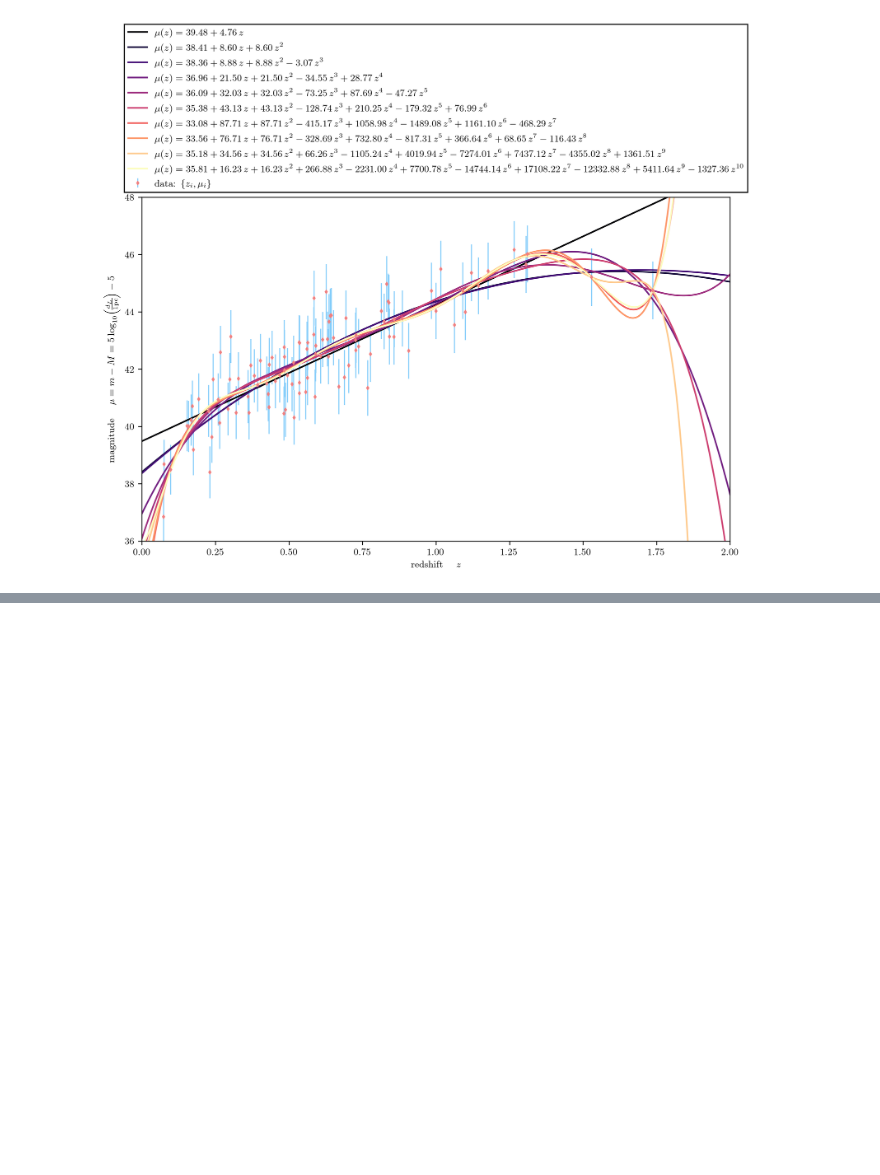
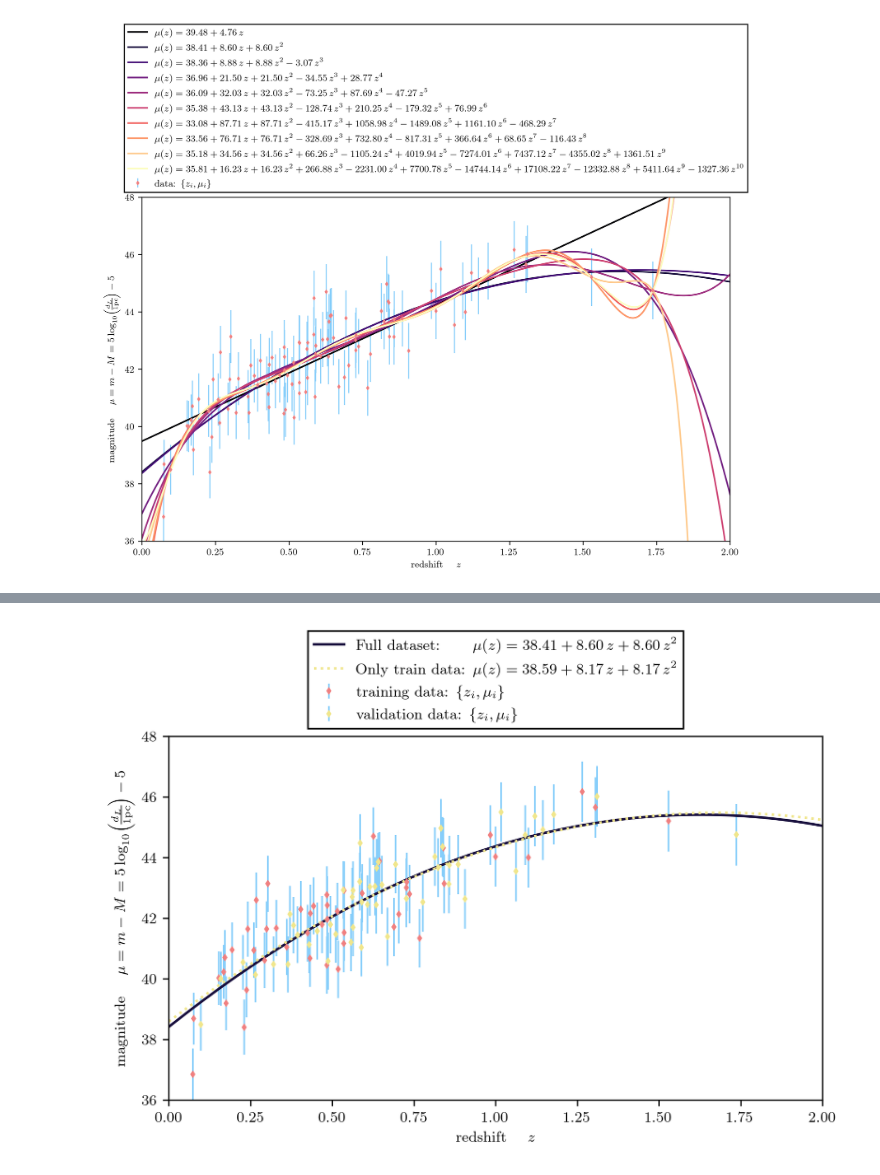
Before and after one commit to Andrea-Pierini/astrostatistics_bicocca_2022-1, a Jupyter notebook: working/L17.ipynb, the cells around one changed output, grey strips where cells are left out. Cells and saved outputs as stored; diff of their text form; code cells hidden in the pictures; blank space fills up the shorter version.

```diff
--- a/working/L17.ipynb
+++ b/working/L17.ipynb
@@ -140,0 +264,49 @@ I guesstimate that the quadratic or cubic model have provided the best results,
+# %%
+#-------------------------------------------------------------------------
+# plot the fitting curve for training and full dataset after the first
+# cross validation for determining the best fit polynomial degree
+#-------------------------------------------------------------------------
+
+fig , ax = plt.subplots(figsize=(6,3))
+
+# ax.errorbar(z_sample, mu_sample, dmu, color='lightcoral', marker='d', markersize=2, ecolor='lightskyblue', ls='', lw=1, label='data: $\{z_i, \mu_i\}$')
+
+ax.errorbar(z_train, mu_train, dmu_train, color='lightcoral', marker='d', markersize=2, ecolor='lightskyblue', ls='', lw=1, label='training data: $\{z_i, \mu_i\}$')
+ax.errorbar(z_test, mu_test, dmu_test, color='khaki', marker='d', markersize=2, ecolor='lightskyblue', ls='', lw=1, label='validation data: $\{z_i, \mu_i\}$')
+
+
+ax.set_xlabel(r"redshift $\quad z$")
+ax.set_ylabel(r"magnitude $\quad \mu = m - M = 5 \log_{10}\!\left(\!\frac{d_L}{\rm 1 pc}\!\right) - 5$")
+ax.set_xlim(0,2)
+ax.set_ylim(36,48)
+
+best_label = 'Full dataset: $\quad\;\;\;\!\mu(z) = {:.2f}'.format(best_theta[0])
+best_label += '+ {:.2f} \, z '.format(best_theta[1])
+for i in range(1,best_deg):
+    n = '{:d}'.format(i+1)
+    if best_theta[i]>0:
+        best_label += '+{:.2f}'.format(best_theta[i]) + '\, z^{' + n + '}'
+    else:
+        best_label += '{:.2f}'.format(best_theta[i]) + '\, z^{' + n + '}'
+best_label += '$'
+ax.plot(z_grid, mu_grid_CV, color=color1ist[best_deg-1], label=best_label)   #, color='khaki', alpha=1-i/(12)
+
+best_label = 'Only train data: $\mu(z) = {:.2f}'.format(best_theta_tr[0])
+best_label += '+ {:.2f} \, z '.format(best_theta_tr[1])
+for i in range(1,best_deg):
+    n = '{:d}'.format(i+1)
+    if best_theta_tr[i]>0:
+        best_label += '+{:.2f}'.format(best_theta_tr[i]) + '\, z^{' + n + '}'
+    else:
+        best_label += '{:.2f}'.format(best_theta_tr[i]) + '\, z^{' + n + '}'
+best_label += '$'
+ax.plot(z_grid, mu_grid_tr, color='khaki', label=best_label, ls=':')   #, color='khaki', alpha=1-i/(12)
+
+# ax.scatter(z_sample, mu_pred_CV, c=color1ist[best_deg-1], marker='d', s=5)
+
+
+_ = ax.legend(frameon=True, framealpha=1, fancybox=False, edgecolor='black', loc='lower center',bbox_to_anchor=(0.5,1.0)) #,bbox_to_anchor=(0.75,0))
+
+#-------------------------------------------------------------------------
+# %% [output]
+[figure, added]
```
Also changed, not shown: parts of 15 cells of this notebook.
